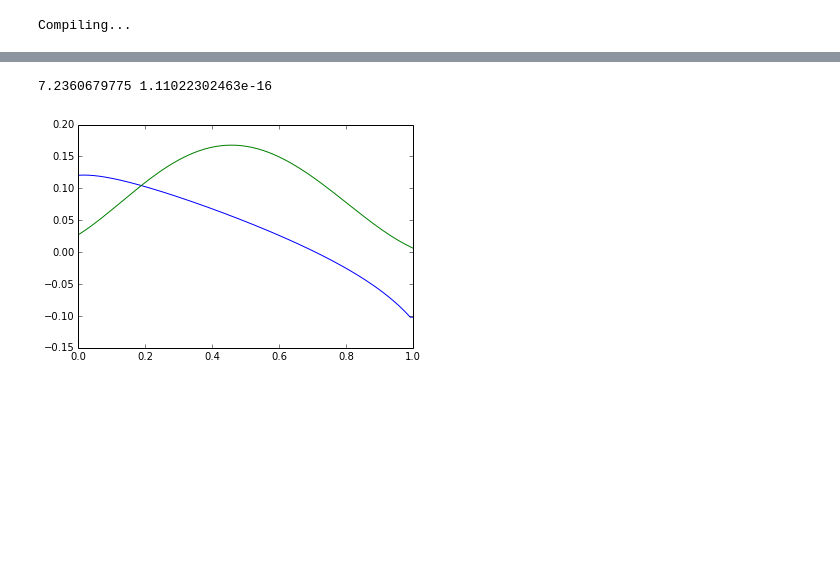
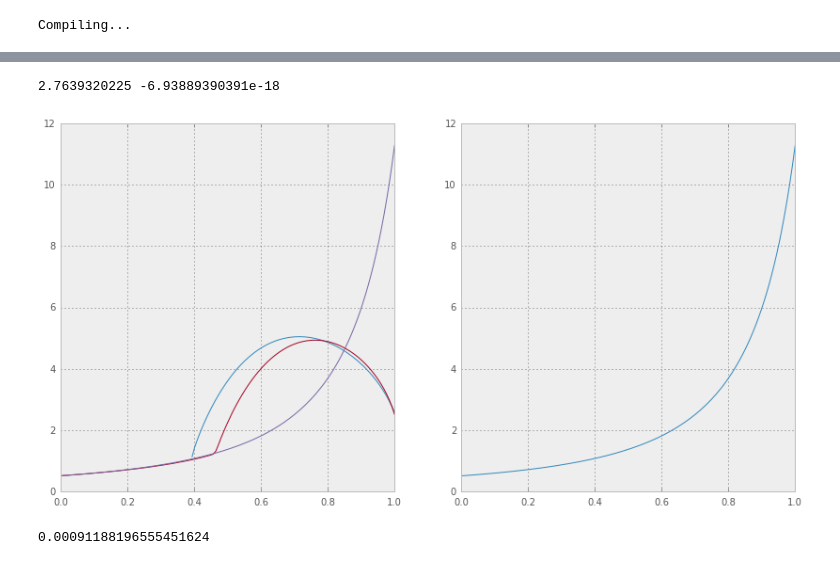
Before and after one commit to iamlemec/meteo, a Jupyter notebook: Meteo.ipynb, the cells around one changed output, grey strips where cells are left out. Cells and saved outputs as stored; diff of their text form; code cells hidden in the pictures; blank space fills up the shorter version.

```diff
--- a/Meteo.ipynb
+++ b/Meteo.ipynb
@@ -101,6 +85,8 @@ mod_de3 = meteo.Model('model_diffeq3.json')
 # %% [output]
 Compiling...
 # %%
+tau = 0.15
+g = 0.01
 pi = mod_de3.con_dict['pi']
 r = mod_de3.con_dict['r']
 gamma = mod_de3.con_dict['gamma']
@@ -111,15 +97,15 @@ qgrid = mod_de3.arg_info['q']['grid']
 Wmin = gamma*c*r**(gamma-1)
 Wmax = 20.0
 Wfunc = lambda W: r*W-pi-(gamma-1)*c*(W/(gamma*c))**(gamma/(gamma-1))
-Wbar = opt.brentq(Wfunc,Wmin,Wmax)
-#Wbar = opt.fsolve(Wfunc,1.0)[0]
+#Wbar = opt.brentq(Wfunc,Wmin,Wmax)
+Wbar = opt.fsolve(Wfunc,1.0)[0]
 print Wbar,Wfunc(Wbar)
 
 Wgrid = Wbar*qgrid
 Wpgrid = Wbar*np.ones_like(qgrid)
 xgrid = (Wbar/(gamma*c))**(1/(gamma-1))*np.ones_like(qgrid)
 
-(t_path,par_path,var_path) = mod_de3.homotopy_bde({"tau":0.0,"g":0.0},{"tau":0.15,"g":0.01},
+(t_path,par_path,var_path) = mod_de3.homotopy_bde({"tau":0.0,"g":0.0},{"tau":tau,"g":g},
                                                   {"Wbar":Wbar,"W":[Wgrid,Wpgrid],"x":xgrid},
                                                   solve=False,output=False,delt=0.1,max_step=1000,max_newton=10)
 
@@ -130,11 +116,16 @@ varf_dict = mod_de3.array_to_dict(var_path[-1],mod_de3.var_info,mod_de3.var_size
 # %%
 print 'Wbar = {}'.format(Wbar)
 print 'Max err = {}'.format(np.max(np.abs(mod_de3.eval_system(parf_dict,varf_dict))))
+
 grid = mod_de3.arg_info['q']['grid']
 (W_fin,dW_fin) = varf_dict['W']
-Ediff = (r-g+tau*(1-grid**nu))*W_fin - (pi*grid + (1/(4*c))*dW_fin**2*grid - g*grid*W_fin)
 x_fin = varf_dict['x']
+
+Ediff = (qgrid/(4*c))*dW_fin**2 - g*grid*dW_fin + (pi*grid-(r-g+tau*(1-grid))*W_fin)
+W_lin = grid*(pi-c*g**2)/(r-g+tau*(1-grid))
+dW_lin = (pi-c*g**2)/(r-g+tau*(1-grid))*(1+grid*tau/(r-g+tau*(1-grid)))
+
 (fig,(ax1,ax2)) = subplots(1,2,figsize=(14,5))
-ax1.plot(grid,dW_fin);
-ax2.plot(grid,Ediff);
+ax1.plot(grid,dW_fin,grid,dW_lin);
+ax2.plot(grid,np.log(np.abs(W_fin-W_lin))); ax2.set_ylim(-15.0,0.0);
 # %% [output]
@@ -144,37 +135,43 @@ NameError: name 'g' is not defined
 # %%
-c = 50.0
+tau = 0.15
 g = 0.01
 pi = 0.1
 r = 0.05
-gamma = 2.0
-tau = 0.15
+c = 50.0
 
 Wmin = 2.0*c*r
 Wmax = 20.0
 Wfunc = lambda W: r*W-pi-c*(W/(2*c))**2
-Wbar = opt.brentq(Wfunc,Wmin,Wmax)
+#Wbar = opt.brentq(Wfunc,Wmin,Wmax)
+Wbar = opt.fsolve(Wfunc,1.0)[0]
 print Wbar,Wfunc(Wbar)
 
 N = 128
 qgrid = np.linspace(0.0,1.0,N)
 def Wgen():
     Wval = Wbar
     yield Wval
     for i in xrange(1,N):
         delq = qgrid[N-i] - qgrid[N-i-1]
         q = qgrid[N-i]
-        delW = 2*((c*g*q)+np.sqrt((c*g*q)**2+c*((r-g+tau*(1.0-q))*Wval-pi*q)))
+        delW = 2*((c*g)+np.sqrt((c*g)**2+(c/q)*((r-g+tau*(1.0-q))*Wval-pi*q)))
         Wval -= delq*delW
         yield Wval
 
 Wvec = np.array(list(Wgen()))[::-1]
 Wpvec = np.r_[np.diff(Wvec)/(qgrid[1:]-qgrid[:-1]),0.0]
 Wpvec[-1] = Wpvec[-2] + (Wpvec[-2]-Wpvec[-3])
 
-Ediff1 = Wpvec - 2*((c*g*qgrid)+np.sqrt((c*g*qgrid)**2+c*((r-g+tau*(1.0-qgrid))*Wvec-pi*qgrid)))
-Ediff2 = (r-g+tau*(1-qgrid))*Wvec - (pi*qgrid + (1/(4*c))*Wpvec**2*qgrid - g*qgrid*Wpvec)
+W_lin = grid*(pi-c*g**2)/(r-g+tau*(1-grid))
+dW_lin = (pi-c*g**2)/(r-g+tau*(1-grid))*(1+grid*tau/(r-g+tau*(1-grid)))
 
-plot(qgrid,Ediff1,qgrid,Ediff2);
+(fig,(ax1,ax2)) = subplots(1,2,figsize=(14,7))
+ax1.plot(qgrid,Wpvec,grid,dW_fin,grid,dW_lin);
+ax2.plot(grid,dW_lin);
 # %% [output]
-7.2360679775 1.11022302463e-16
+2.7639320225 -6.93889390391e-18
-[figure, old version]
+[figure, new version]
+# %%
+np.exp(-7)
+# %% [output]
+0.00091188196555451624
```
Also changed, not shown: parts of 4 cells of this notebook, 1 other file.
